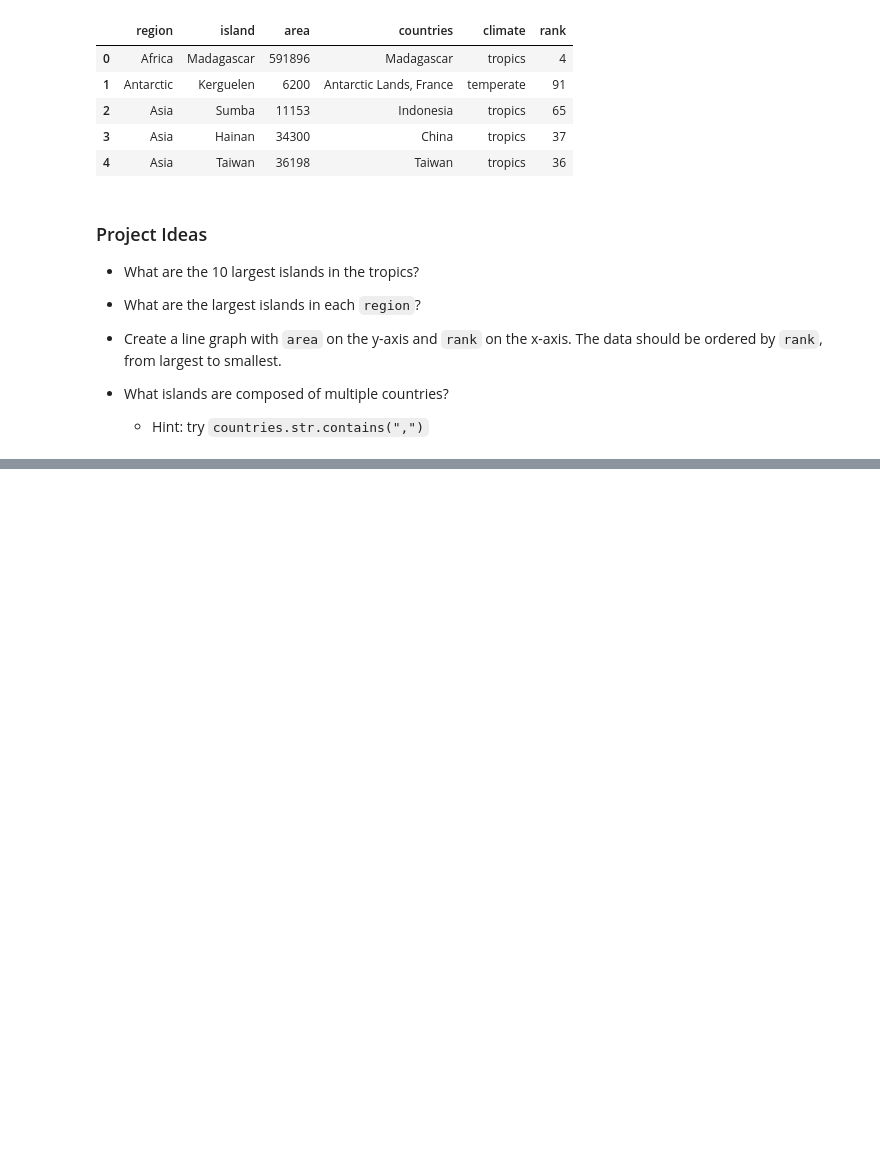
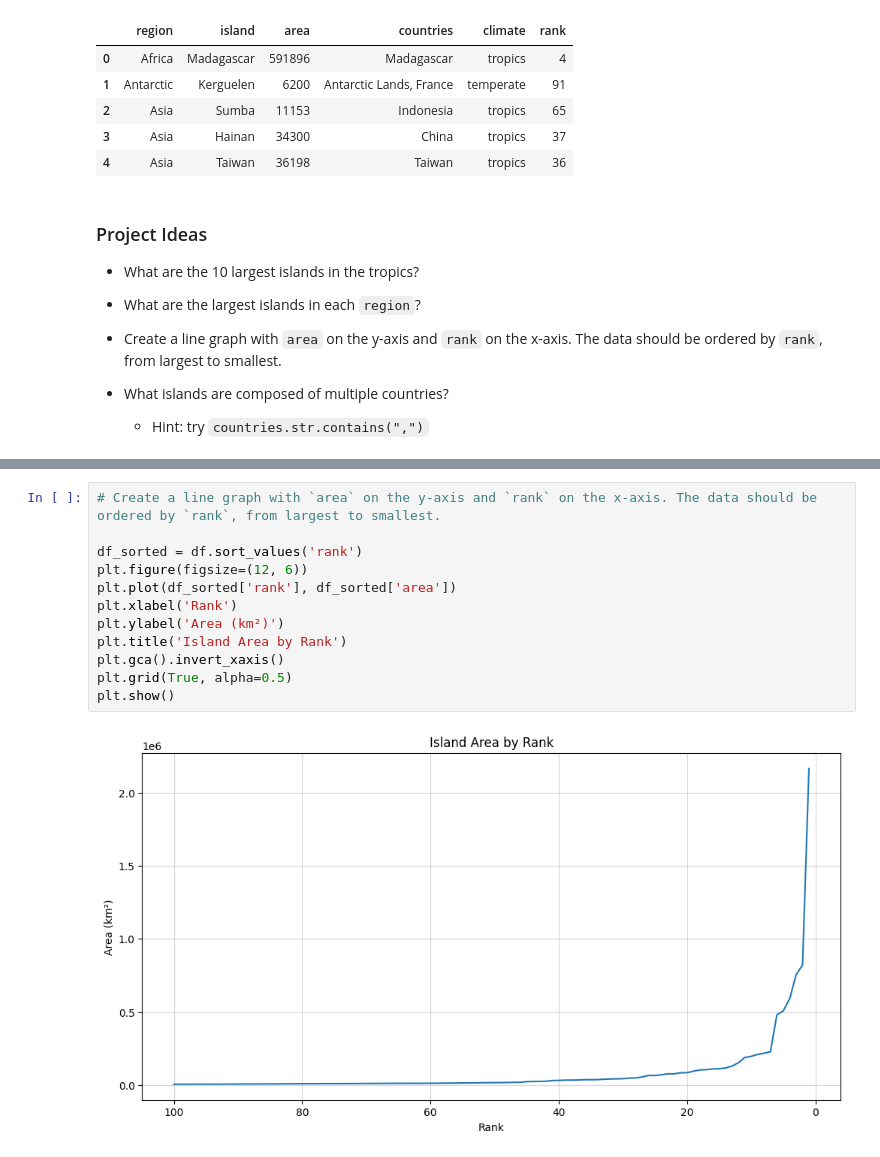
Before and after one commit to nguyuling/DS-Essentials-with-Python, a Jupyter notebook: largest-islands-project/largest-islands.ipynb, the cells around one changed output, grey strips where cells are left out. Cells and saved outputs as stored; diff of their text form; blank space fills up the shorter version.

```diff
--- a/largest-islands-project/largest-islands.ipynb
+++ b/largest-islands-project/largest-islands.ipynb
@@ -37,0 +61,14 @@ df.head()
+# %%
+# Create a line graph with `area` on the y-axis and `rank` on the x-axis. The data should be ordered by `rank`, from largest to smallest.
+
+df_sorted = df.sort_values('rank')
+plt.figure(figsize=(12, 6))
+plt.plot(df_sorted['rank'], df_sorted['area'])
+plt.xlabel('Rank')
+plt.ylabel('Area (km²)')
+plt.title('Island Area by Rank')
+plt.gca().invert_xaxis()
+plt.grid(True, alpha=0.5)
+plt.show()
+# %% [output]
+[figure, added]
```
Also changed, not shown: parts of 5 cells of this notebook.
